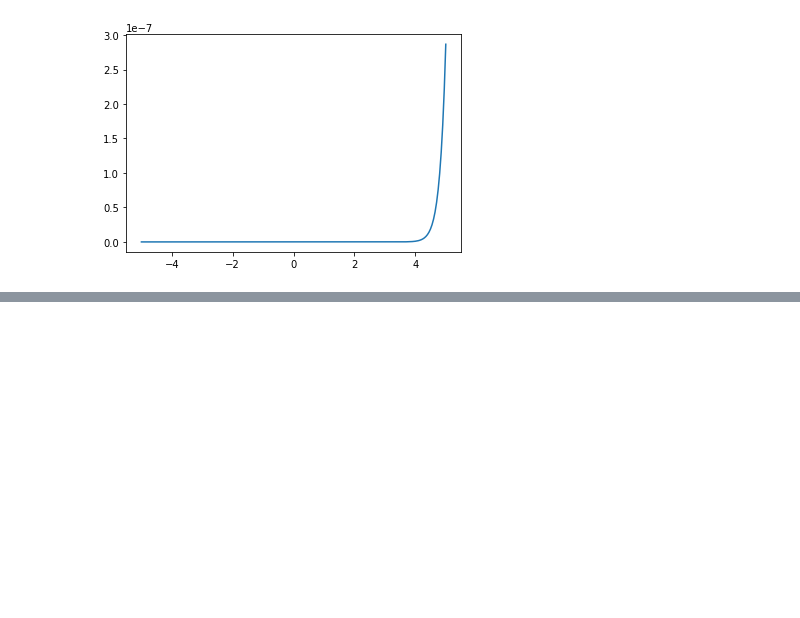
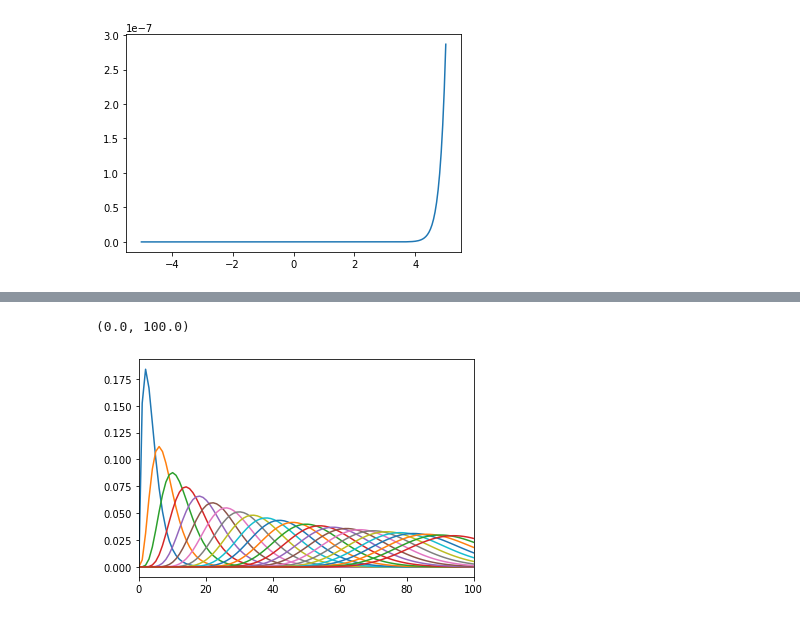
Before and after one commit to Simmonslin/PyStatistics, a Jupyter notebook: class1024.ipynb, the cells around one changed output, grey strips where cells are left out. Saved outputs shown, nothing was run; the diff lists cells and outputs as text; code cells hidden in the pictures; blank space fills up the shorter version.

```diff
--- a/class1024.ipynb
+++ b/class1024.ipynb
@@ -12,0 +41,16 @@ plt.plot(x,y)
+# %%
+import numpy as np
+import matplotlib.pyplot as plt
+from scipy.stats import chi2
+
+x=np.linspace(0,100,100)
+std=1
+loc=np.arange(4,100,4)
+y=chi2.pdf(x.reshape(-1,1),loc,scale=std)
+
+
+plt.plot(x,y)
+plt.gca().set_xlim([0,100])
+# %% [output]
+(0.0, 100.0)
+[figure, added]
```
Also changed, not shown: parts of 4 cells of this notebook, 1 other file.
